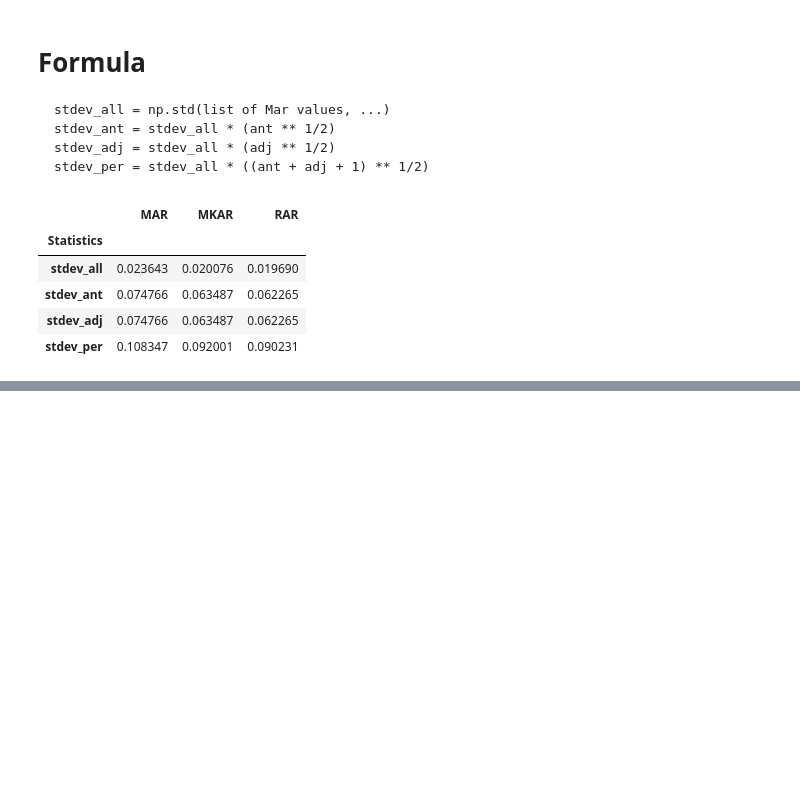
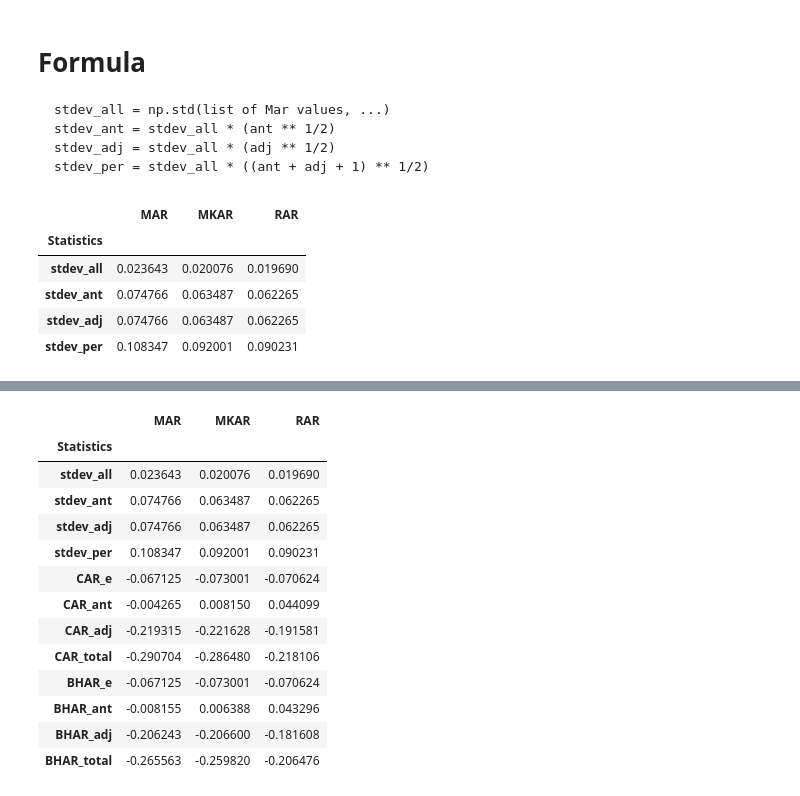
Before and after one commit to houshyar1986/Final-Project-Python-, a Jupyter notebook: Final Project-1.ipynb, the cells around one changed output, grey strips where cells are left out. Drawn from its saved outputs; the diff is of its cells as text; code cells hidden in the pictures; blank space fills up the shorter version.

```diff
--- a/Final Project-1.ipynb
+++ b/Final Project-1.ipynb
@@ -217,0 +233,25 @@ results
+# %%
+results.loc['CAR_e'] = returns.loc[returns['Date'] == date_e, 'MAR' : 'RAR'].values.tolist()[0]
+results.loc['CAR_ant'] = returns.iloc[window : window + ant, 5 : 8].sum(axis = 0)
+results.loc['CAR_adj'] = returns.iloc[window + ant + 1 : window + ant + adj, 5 : 8].sum(axis = 0)
+results.loc['CAR_total'] = returns.iloc[window : window + ant + adj, 5 : 8].sum(axis = 0)
+results.loc['BHAR_e'] = returns.iloc[window + ant, 5 : 8]
+results.loc['BHAR_ant'] = (np.prod((returns.iloc[window : window + ant, 5 : 8] + 1).to_numpy(), axis = 0) - 1)
+results.loc['BHAR_adj'] = (np.prod((returns.iloc[window + ant + 1 : window + ant + adj, 5 : 8] + 1).to_numpy(), axis = 0) - 1)
+results.loc['BHAR_total'] = (np.prod((returns.iloc[window : window + ant + adj, 5 : 8] + 1).to_numpy(), axis = 0) - 1)
+results
+# %% [output]
+|  | MAR | MKAR | RAR |
+| Statistics |  |  |  |
+| stdev_all | 0.023643 | 0.020076 | 0.019690 |
+| stdev_ant | 0.074766 | 0.063487 | 0.062265 |
+| stdev_adj | 0.074766 | 0.063487 | 0.062265 |
+| stdev_per | 0.108347 | 0.092001 | 0.090231 |
+| CAR_e | -0.067125 | -0.073001 | -0.070624 |
+| CAR_ant | -0.004265 | 0.008150 | 0.044099 |
+| CAR_adj | -0.219315 | -0.221628 | -0.191581 |
+| CAR_total | -0.290704 | -0.286480 | -0.218106 |
+| BHAR_e | -0.067125 | -0.073001 | -0.070624 |
+| BHAR_ant | -0.008155 | 0.006388 | 0.043296 |
+| BHAR_adj | -0.206243 | -0.206600 | -0.181608 |
+| BHAR_total | -0.265563 | -0.259820 | -0.206476 |
```
Also changed, not shown: parts of 7 cells of this notebook.
